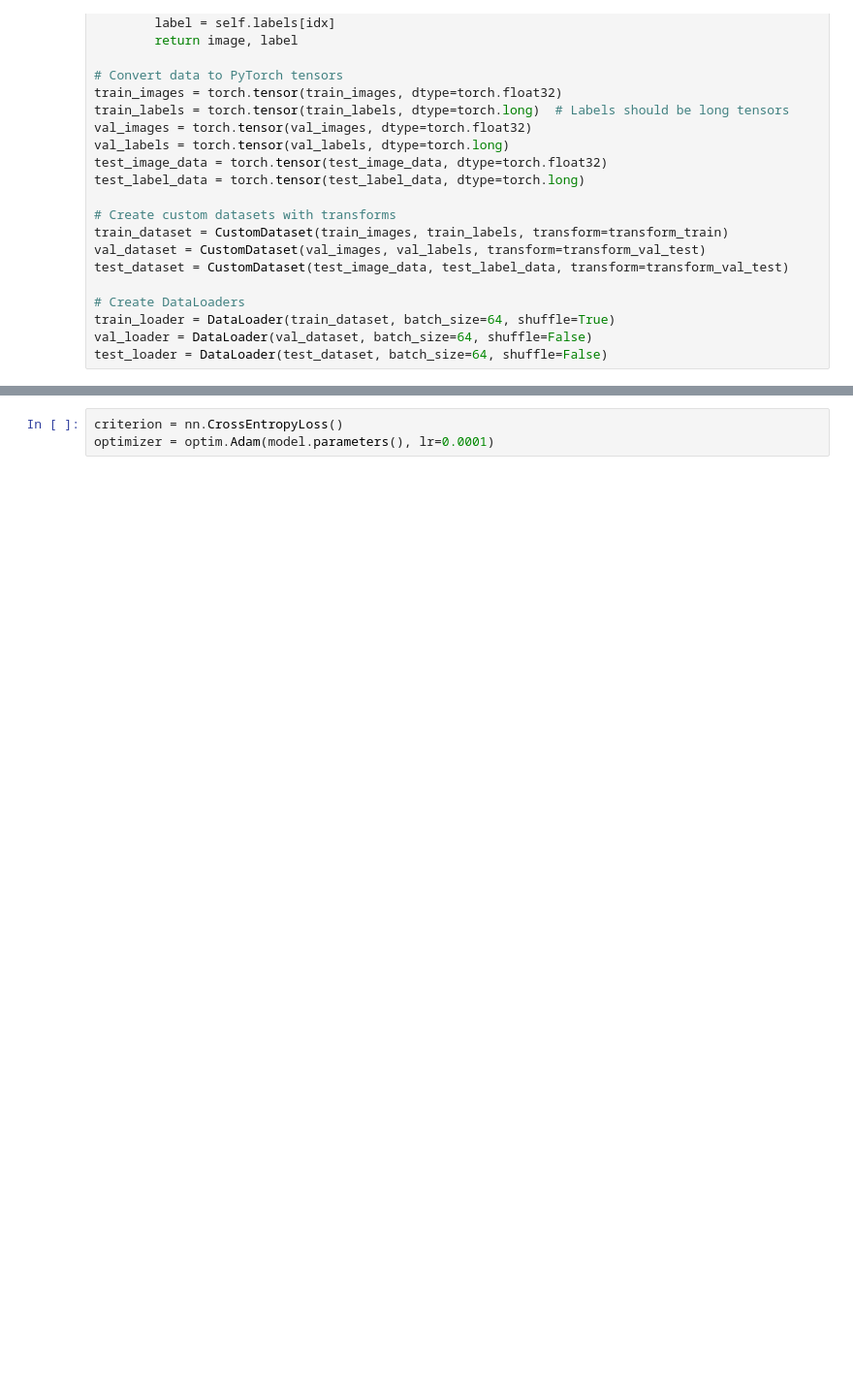
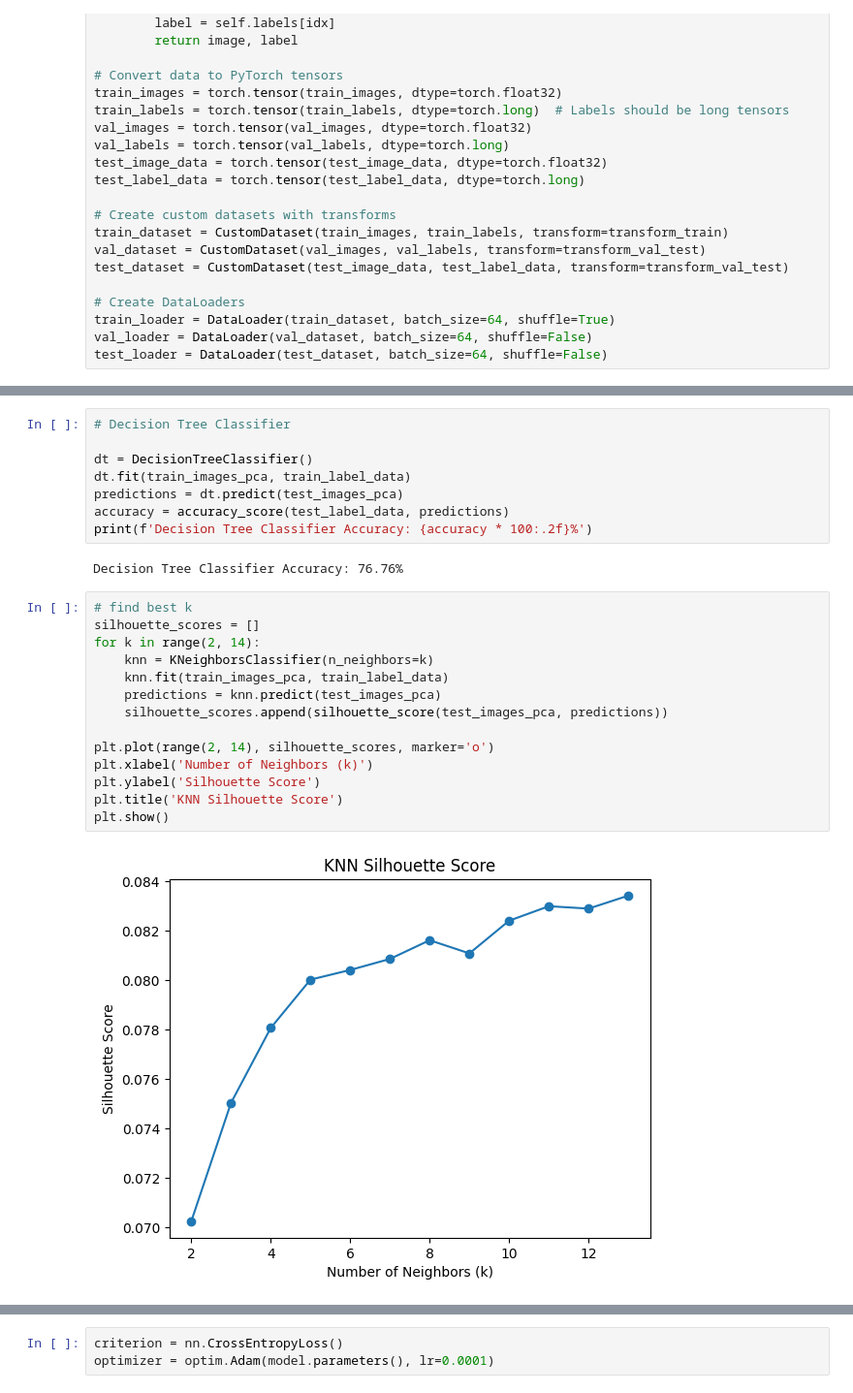
Before and after one commit to ashwin-k22/ecen758-g11, a Jupyter notebook: model_training.ipynb, the cells around one changed output, grey strips where cells are left out. Shown at 97% size. Saved outputs shown, nothing was run; the diff lists cells and outputs as text; blank space fills up the shorter version.

```diff
--- a/model_training.ipynb
+++ b/model_training.ipynb
@@ -91,0 +183,26 @@ test_loader = DataLoader(test_dataset, batch_size=64, shuffle=False)
+# %%
+# Decision Tree Classifier
+
+dt = DecisionTreeClassifier()
+dt.fit(train_images_pca, train_label_data)
+predictions = dt.predict(test_images_pca)
+accuracy = accuracy_score(test_label_data, predictions)
+print(f'Decision Tree Classifier Accuracy: {accuracy * 100:.2f}%')
+# %% [output]
+Decision Tree Classifier Accuracy: 76.76%
+# %%
+# find best k
+silhouette_scores = []
+for k in range(2, 14):
+    knn = KNeighborsClassifier(n_neighbors=k)
+    knn.fit(train_images_pca, train_label_data)
+    predictions = knn.predict(test_images_pca)
+    silhouette_scores.append(silhouette_score(test_images_pca, predictions))
+
+plt.plot(range(2, 14), silhouette_scores, marker='o')
+plt.xlabel('Number of Neighbors (k)')
+plt.ylabel('Silhouette Score')
+plt.title('KNN Silhouette Score')
+plt.show()
+# %% [output]
+[figure, added]
```
Also changed, not shown: parts of 17 cells of this notebook.
